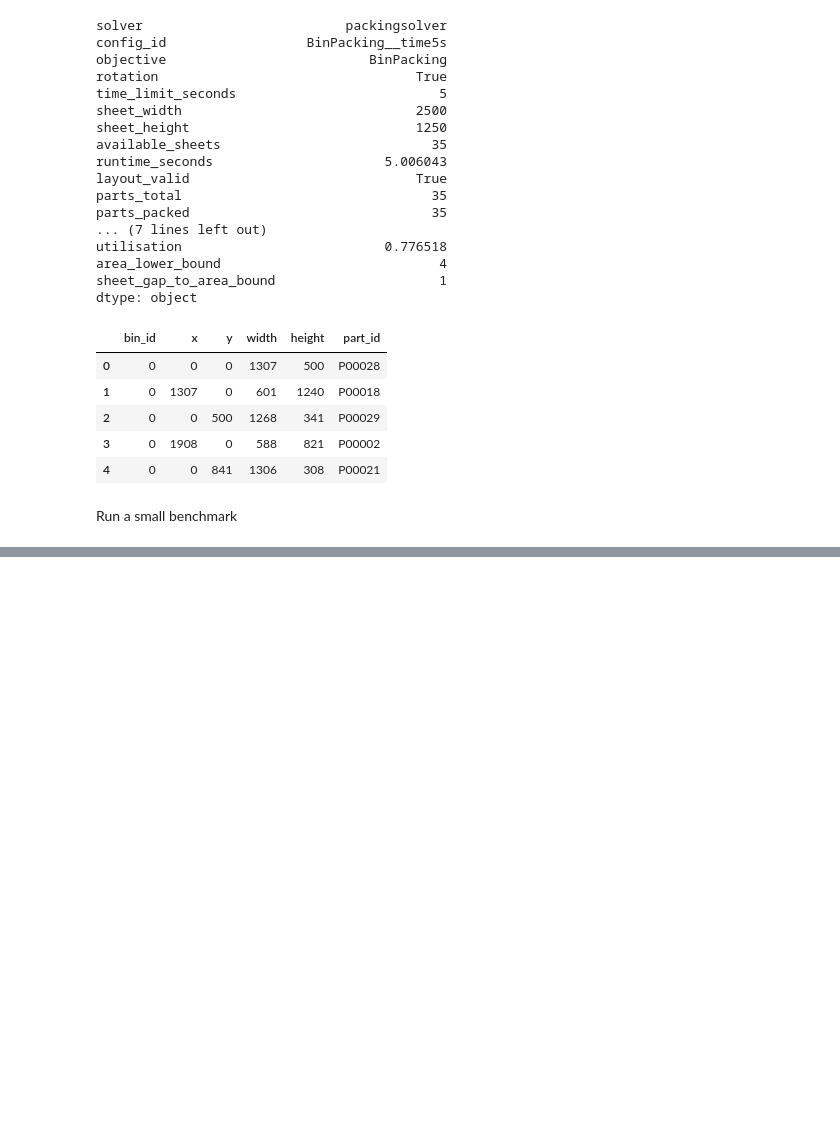
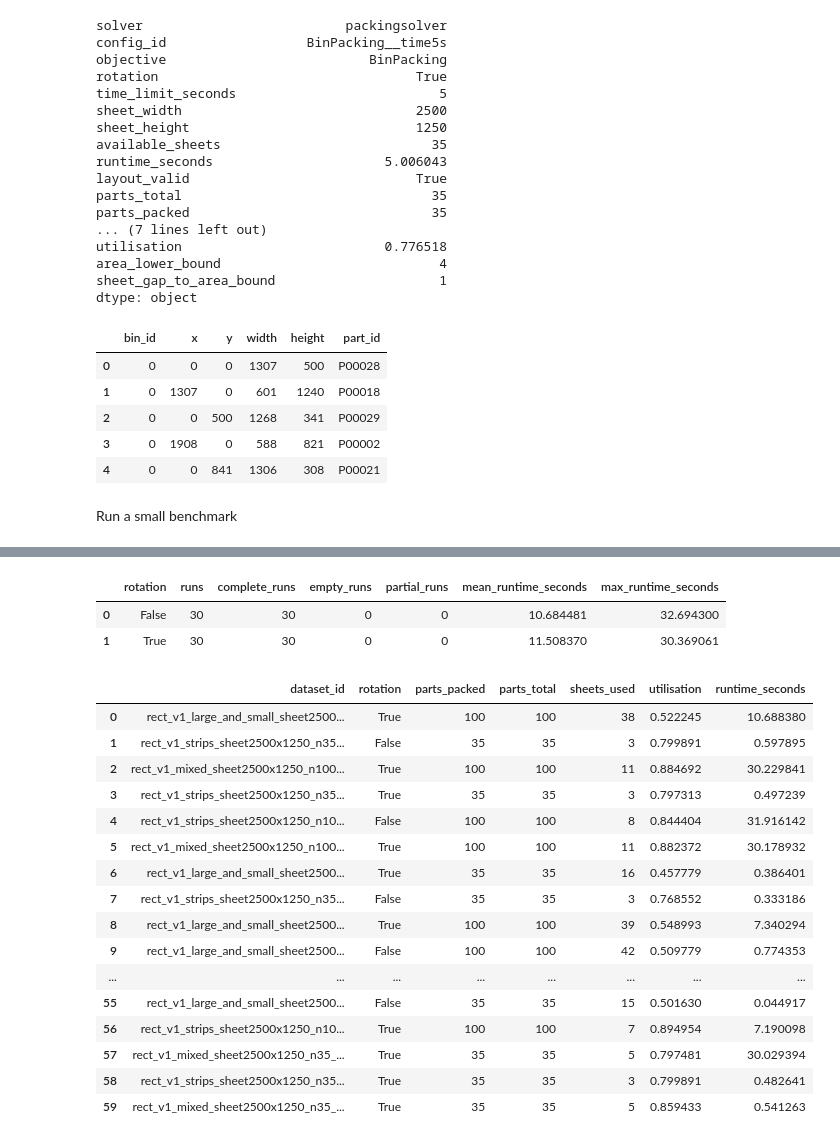
Before and after one commit to ivetsem/2D-Optimisation-in-Metals-Manufacturing, a Jupyter notebook: notebooks/03_packingsolver_exploration.ipynb, the cells around one changed output, grey strips where cells are left out. Cells and saved outputs as stored; diff of their text form; code cells hidden in the pictures; blank space fills up the shorter version.

```diff
--- a/notebooks/03_packingsolver_exploration.ipynb
+++ b/notebooks/03_packingsolver_exploration.ipynb
@@ -463,0 +451,5 @@ benchmark_results.to_csv(
+# %%
+with dataset_path.open() as file:
+    data = json.load(file)
+
+datasets = data["datasets"]
@@ -463,0 +753,12 @@ benchmark_results.to_csv(
+# %%
+configurations = [
+    {"rotation": False, "time_limit": 30},
+    {"rotation": True, "time_limit": 30},
+]
+
+benchmark_results = run_benchmark(
+    datasets=datasets,
+    configurations=configurations,
+    solver=run_packingsolver,
+    repeats=1,
+)
@@ -463,0 +819,62 @@ benchmark_results.to_csv(
+# %%
+summary = (
+    benchmark_results
+    .groupby("rotation")
+    .agg(
+        runs=("dataset_id", "size"),
+        complete_runs=("complete", "sum"),
+        empty_runs=("parts_packed", lambda values: (values == 0).sum()),
+        partial_runs=(
+            "parts_packed",
+            lambda values: (
+                (values > 0)
+                & (values < benchmark_results.loc[values.index, "parts_total"])
+            ).sum()
+        ),
+        mean_runtime_seconds=("runtime_seconds", "mean"),
+        max_runtime_seconds=("runtime_seconds", "max"),
+    )
+    .reset_index()
+)
+
+display(summary)
+# %% [output]
+|  | rotation | runs | complete_runs | empty_runs | partial_runs | mean_runtime_seconds | max_runtime_seconds |
+| 0 | False | 30 | 30 | 0 | 0 | 10.684481 | 32.694300 |
+| 1 | True | 30 | 30 | 0 | 0 | 11.508370 | 30.369061 |
+# %%
+successful_results = benchmark_results.loc[
+    benchmark_results["complete"]
+]
+
+display(
+    successful_results[
+        [
+            "dataset_id",
+            "rotation",
+            "parts_packed",
+            "parts_total",
+            "sheets_used",
+            "utilisation",
+            "runtime_seconds",
+        ]
+    ]
+)
+# %% [output]
+|  | dataset_id | rotation | parts_packed | parts_total | sheets_used | utilisation | runtime_seconds |
+| 0 | rect_v1_large_and_small_sheet2500... | True | 100 | 100 | 38 | 0.522245 | 10.688380 |
+| 1 | rect_v1_strips_sheet2500x1250_n35... | False | 35 | 35 | 3 | 0.799891 | 0.597895 |
+| 2 | rect_v1_mixed_sheet2500x1250_n100... | True | 100 | 100 | 11 | 0.884692 | 30.229841 |
+| 3 | rect_v1_strips_sheet2500x1250_n35... | True | 35 | 35 | 3 | 0.797313 | 0.497239 |
+| 4 | rect_v1_strips_sheet2500x1250_n10... | False | 100 | 100 | 8 | 0.844404 | 31.916142 |
+| 5 | rect_v1_mixed_sheet2500x1250_n100... | True | 100 | 100 | 11 | 0.882372 | 30.178932 |
+| 6 | rect_v1_large_and_small_sheet2500... | True | 35 | 35 | 16 | 0.457779 | 0.386401 |
+| 7 | rect_v1_strips_sheet2500x1250_n35... | False | 35 | 35 | 3 | 0.768552 | 0.333186 |
+| 8 | rect_v1_large_and_small_sheet2500... | True | 100 | 100 | 39 | 0.548993 | 7.340294 |
+| 9 | rect_v1_large_and_small_sheet2500... | False | 100 | 100 | 42 | 0.509779 | 0.774353 |
+| ... | ... | ... | ... | ... | ... | ... | ... |
+| 55 | rect_v1_large_and_small_sheet2500... | False | 35 | 35 | 15 | 0.501630 | 0.044917 |
+| 56 | rect_v1_strips_sheet2500x1250_n10... | True | 100 | 100 | 7 | 0.894954 | 7.190098 |
+| 57 | rect_v1_mixed_sheet2500x1250_n35_... | True | 35 | 35 | 5 | 0.797481 | 30.029394 |
+| 58 | rect_v1_strips_sheet2500x1250_n35... | True | 35 | 35 | 3 | 0.799891 | 0.482641 |
+| 59 | rect_v1_mixed_sheet2500x1250_n35_... | True | 35 | 35 | 5 | 0.859433 | 0.541263 |
```
Also changed, not shown: parts of 24 cells of this notebook, 7 other files.
